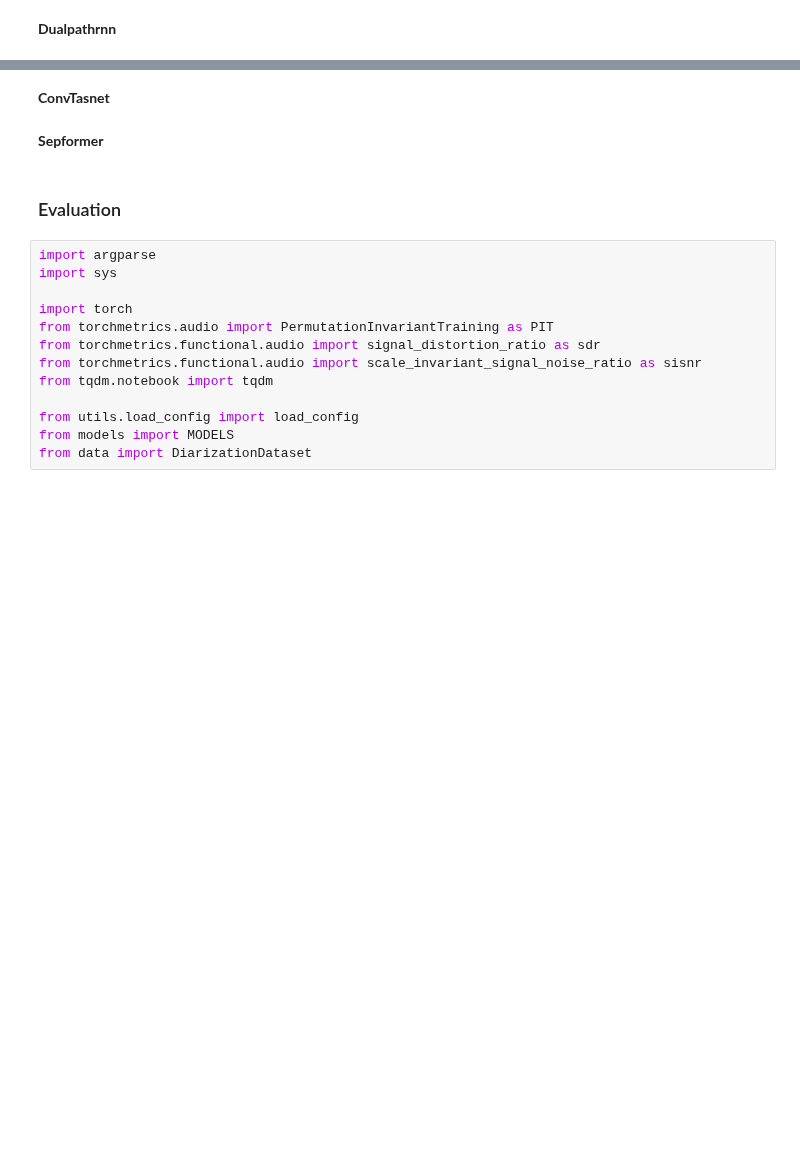
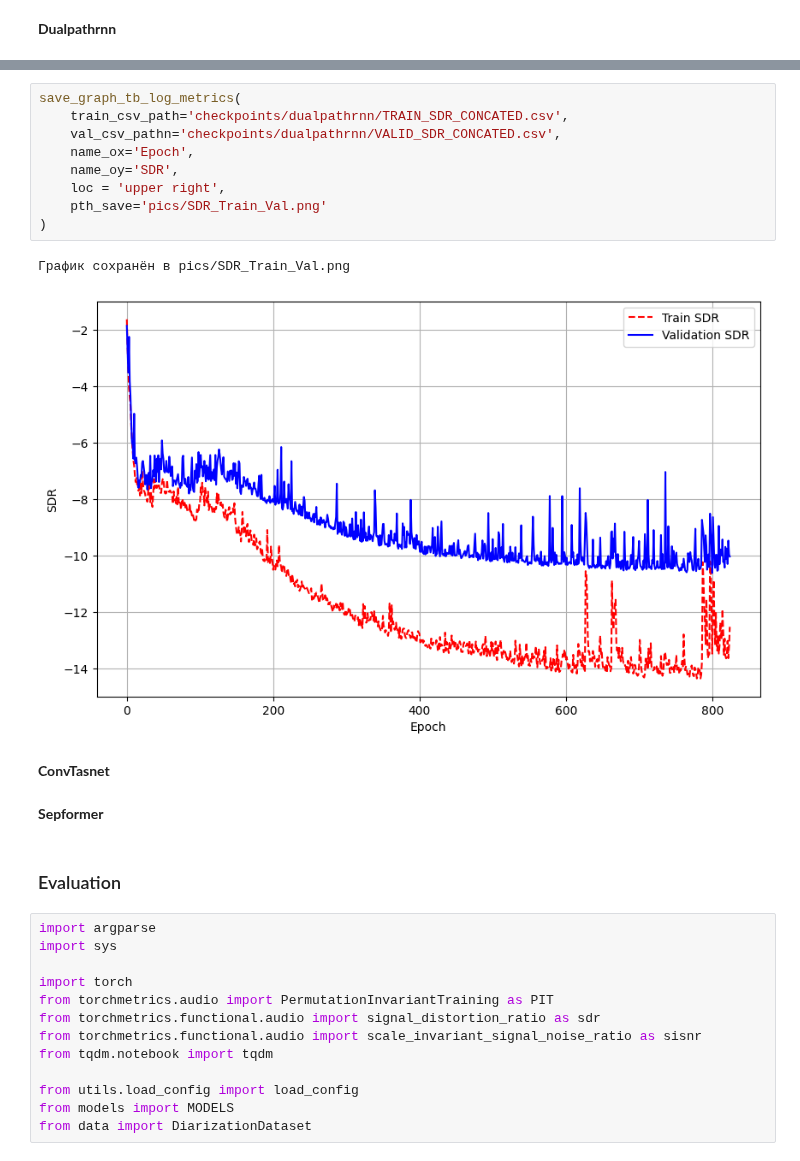
Before and after one commit to SBerik/SeparationForKazakhSpeech, a Jupyter notebook: evaluation.ipynb, the cells around one changed output, grey strips where cells are left out. Drawn from its saved outputs; the diff is of its cells as text; blank space fills up the shorter version.

```diff
--- a/evaluation.ipynb
+++ b/evaluation.ipynb
@@ -23,3 +38,15 @@ save_graph_tb_log_metrics(
+# %%
+save_graph_tb_log_metrics(
+    train_csv_path='checkpoints/dualpathrnn/TRAIN_SDR_CONCATED.csv',
+    val_csv_pathn='checkpoints/dualpathrnn/VALID_SDR_CONCATED.csv',
+    name_ox='Epoch',
+    name_oy='SDR',
+    loc = 'upper right',
+    pth_save='pics/SDR_Train_Val.png'
+)
+# %% [output]
+График сохранён в pics/SDR_Train_Val.png
+[figure, added]
 # %% [markdown]
 **ConvTasnet**
 # %% [markdown]
```
Also changed, not shown: parts of 19 cells of this notebook, 2 other files.
